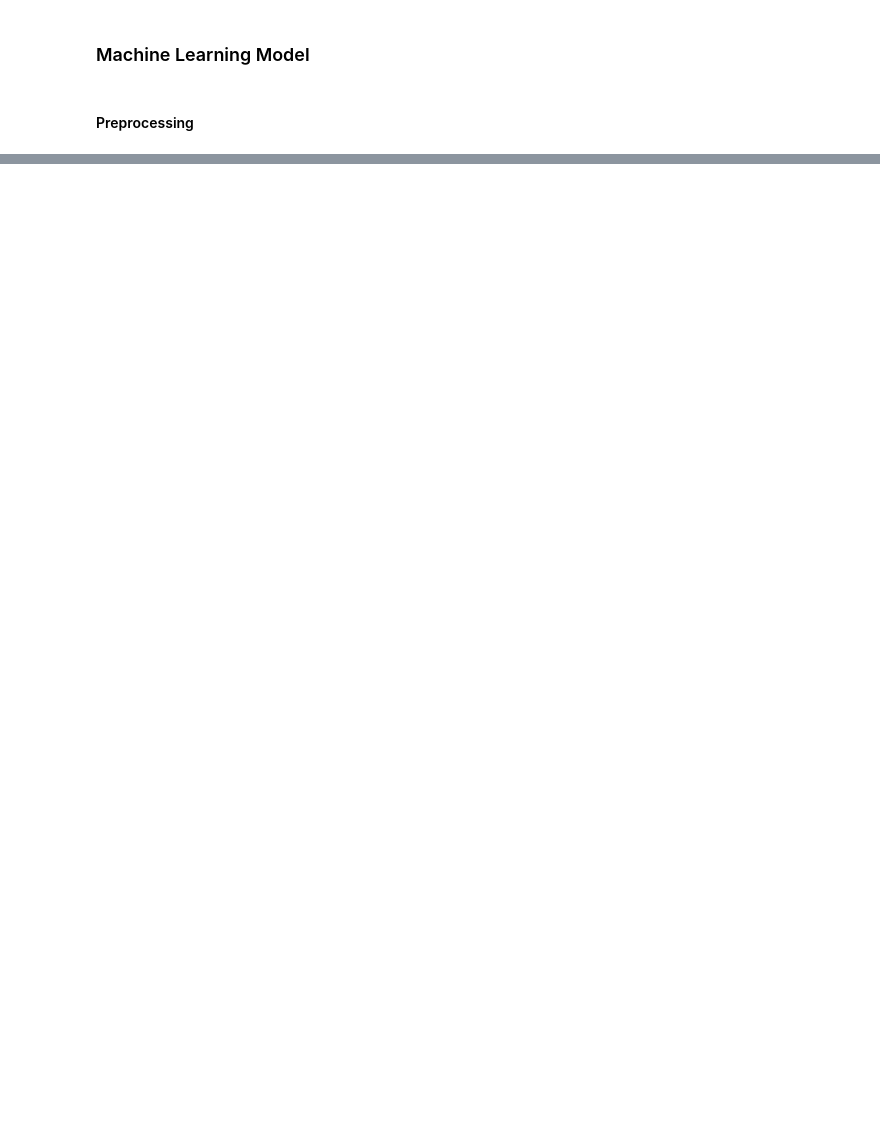
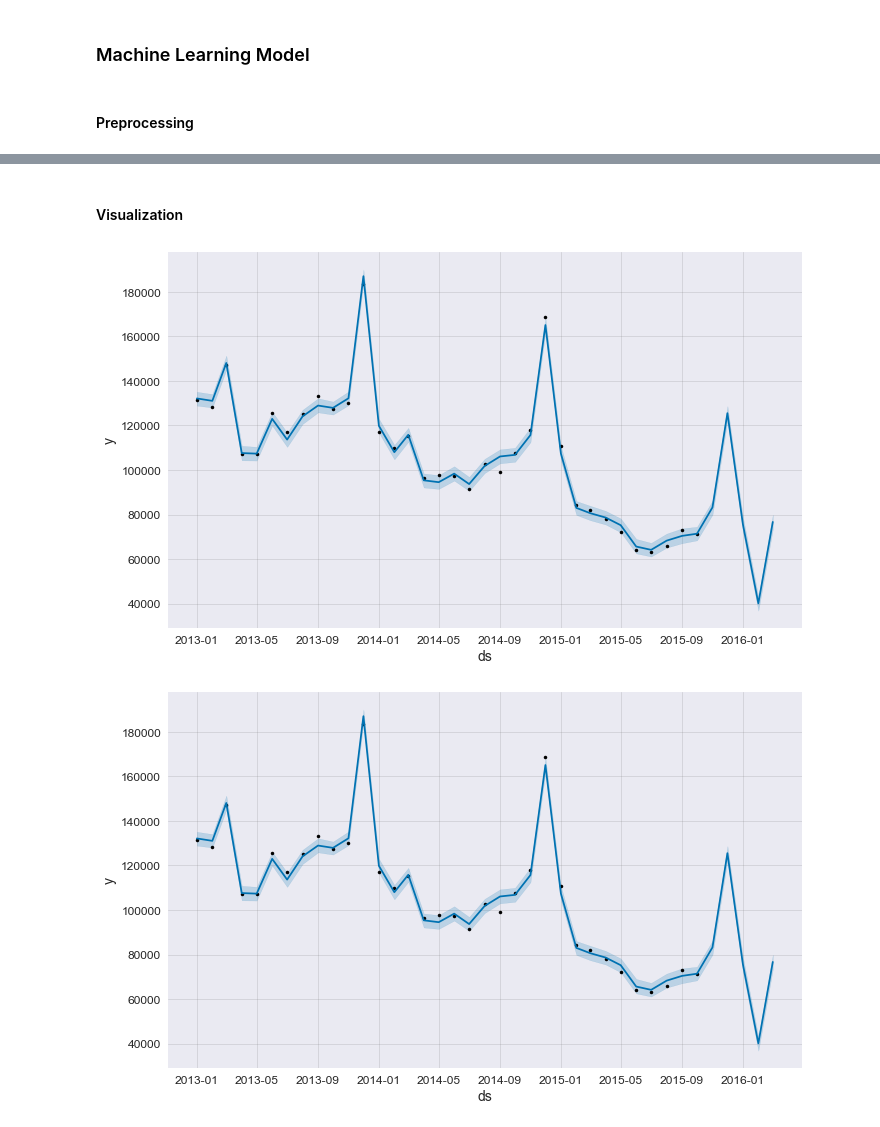
Before and after one commit to leandrocamara/future-sales-forecast, a Jupyter notebook: future-sales-forecast.ipynb, the cells around one changed output, grey strips where cells are left out. Cells and saved outputs as stored; diff of their text form; code cells hidden in the pictures; blank space fills up the shorter version.

Commit message:
Implementation of the Prophet Model.

```diff
--- a/future-sales-forecast.ipynb
+++ b/future-sales-forecast.ipynb
@@ -359,0 +226,4 @@ arima_model.plot_predict('2015-01-01', '2015-12-01', ax=axis, plot_insample=Fals
+# %%
+# Prophet reqiures a pandas df at the below config: 'DS' and 'Y'.
+# DS = date column; Y = numeric and represents the measurement we wish to forecast;
+total_sales.columns = ['ds', 'y']
@@ -359,0 +239,5 @@ arima_model.plot_predict('2015-01-01', '2015-12-01', ax=axis, plot_insample=Fals
+# %%
+# Instantiate Prophet with only yearly seasonality as our data is monthly.
+model = Prophet(yearly_seasonality=True)
+
+model.fit(total_sales)
@@ -359,0 +250,6 @@ arima_model.plot_predict('2015-01-01', '2015-12-01', ax=axis, plot_insample=Fals
+# %%
+# Forecast for the next 5 months.
+# MS - Month Start is the frequency.
+future = model.make_future_dataframe(periods=5, freq='MS')
+# %%
+forecasts = model.predict(future)
@@ -359,0 +265,7 @@ arima_model.plot_predict('2015-01-01', '2015-12-01', ax=axis, plot_insample=Fals
+# %% [markdown]
+#### Visualization
+# %%
+model.plot(forecasts)
+# %% [output]
+[figure, added]
+[figure, added]
```
Also changed, not shown: parts of 31 cells of this notebook.
